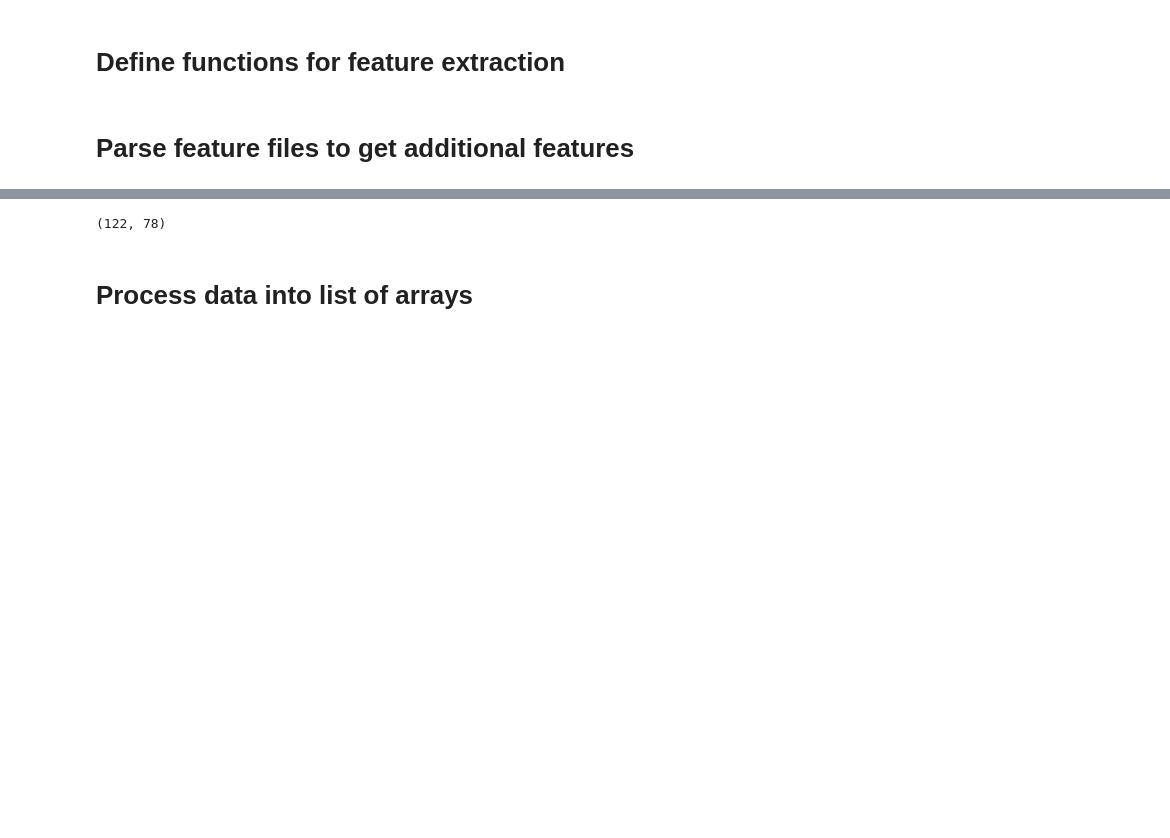
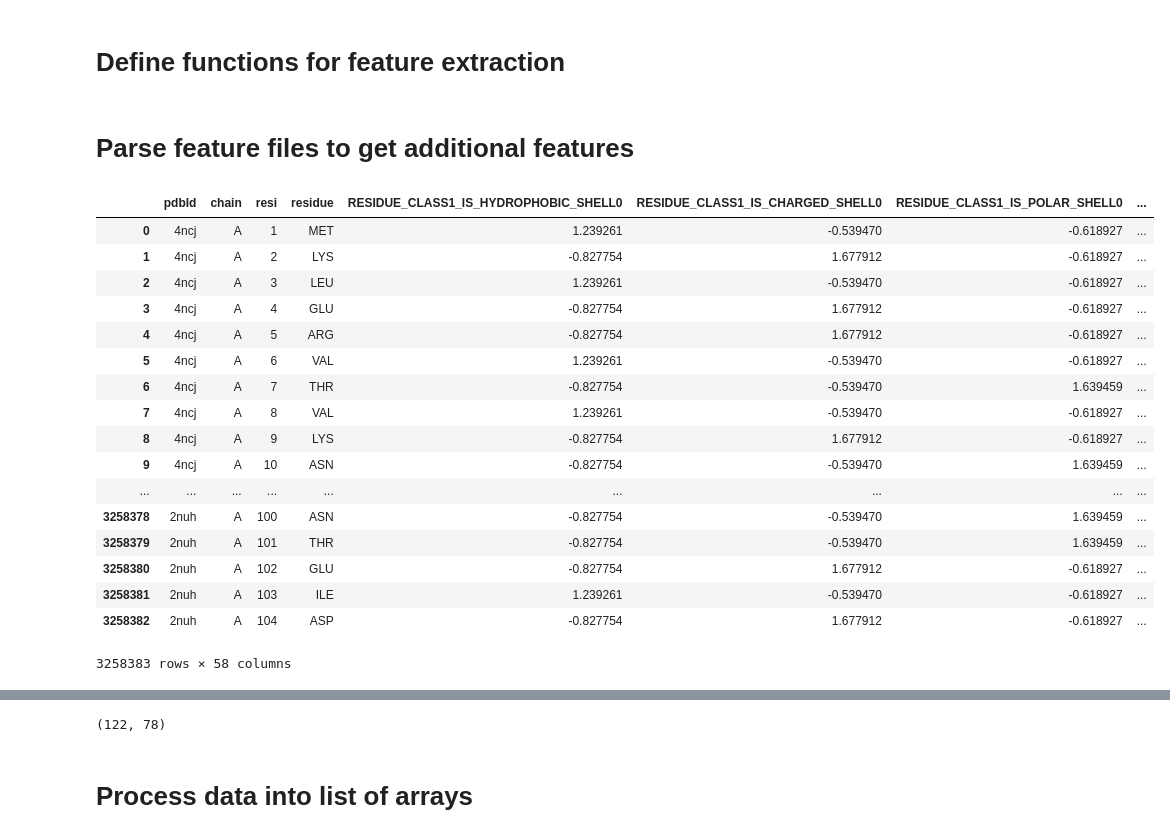
Before and after one commit to bouralab/ProteinFragmenter, a Jupyter notebook: CapsDB-preprocdata.ipynb, the cells around one changed output, grey strips where cells are left out. Saved outputs shown, nothing was run; the diff lists cells and outputs as text; code cells hidden in the pictures; blank space fills up the shorter version.

Commit message:
Added scaling to feature vectors for better training.

```diff
--- a/CapsDB-preprocdata.ipynb
+++ b/CapsDB-preprocdata.ipynb
@@ -189,0 +188,31 @@ feature_df.to_csv("Feature_vectors.csv")
+# %%
+# Use standard scaling on feature dataframe
+
+#feature_df.apply(np.max, axis=0)
+from sklearn.preprocessing import StandardScaler
+scaler = StandardScaler()
+scaled_df = pd.DataFrame(scaler.fit_transform(feature_df.iloc[:,2:56]), columns=feature_df.columns[2:56])
+
+id_df = feature_df.iloc[:,[56,0,57,1]]
+id_df = id_df.reset_index().drop('index', axis=1)
+feature_df2 = pd.merge(id_df, scaled_df, left_index=True, right_index=True)
+feature_df2
+# %% [output]
+|  | pdbId | chain | resi | residue | RESIDUE_CLASS1_IS_HYDROPHOBIC_SHELL0 | RESIDUE_CLASS1_IS_CHARGED_SHELL0 | RESIDUE_CLASS1_IS_POLAR_SHELL0 | ... |
+| 0 | 4ncj | A | 1 | MET | 1.239261 | -0.539470 | -0.618927 | ... |
+| 1 | 4ncj | A | 2 | LYS | -0.827754 | 1.677912 | -0.618927 | ... |
+| 2 | 4ncj | A | 3 | LEU | 1.239261 | -0.539470 | -0.618927 | ... |
+| 3 | 4ncj | A | 4 | GLU | -0.827754 | 1.677912 | -0.618927 | ... |
+| 4 | 4ncj | A | 5 | ARG | -0.827754 | 1.677912 | -0.618927 | ... |
+| 5 | 4ncj | A | 6 | VAL | 1.239261 | -0.539470 | -0.618927 | ... |
+| 6 | 4ncj | A | 7 | THR | -0.827754 | -0.539470 | 1.639459 | ... |
+| 7 | 4ncj | A | 8 | VAL | 1.239261 | -0.539470 | -0.618927 | ... |
+| 8 | 4ncj | A | 9 | LYS | -0.827754 | 1.677912 | -0.618927 | ... |
+| 9 | 4ncj | A | 10 | ASN | -0.827754 | -0.539470 | 1.639459 | ... |
+| ... | ... | ... | ... | ... | ... | ... | ... | ... |
+| 3258378 | 2nuh | A | 100 | ASN | -0.827754 | -0.539470 | 1.639459 | ... |
+| 3258379 | 2nuh | A | 101 | THR | -0.827754 | -0.539470 | 1.639459 | ... |
+| 3258380 | 2nuh | A | 102 | GLU | -0.827754 | 1.677912 | -0.618927 | ... |
+| 3258381 | 2nuh | A | 103 | ILE | 1.239261 | -0.539470 | -0.618927 | ... |
+| 3258382 | 2nuh | A | 104 | ASP | -0.827754 | 1.677912 | -0.618927 | ... |
+3258383 rows × 58 columns
```
Also changed, not shown: parts of 5 cells of this notebook.
